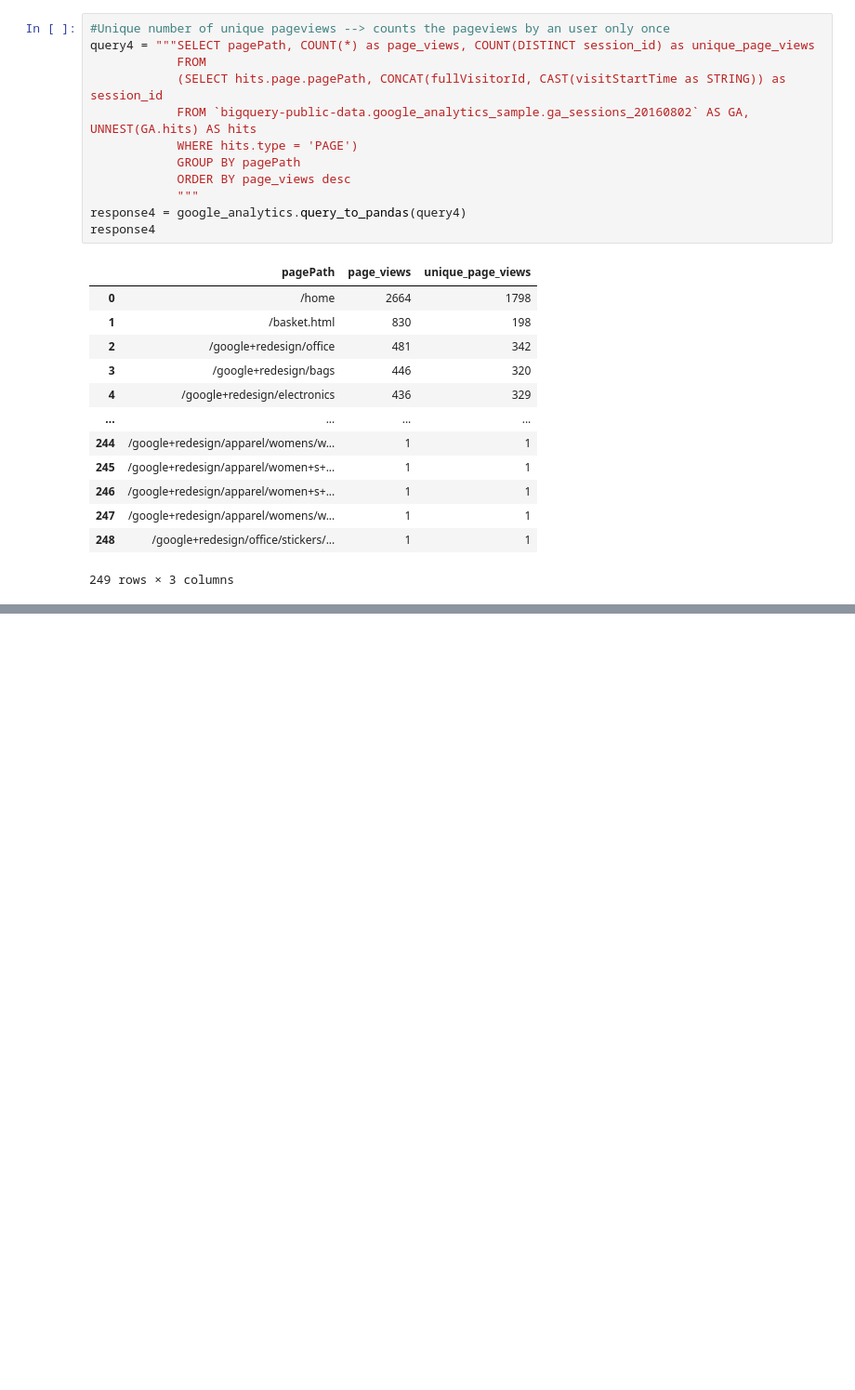
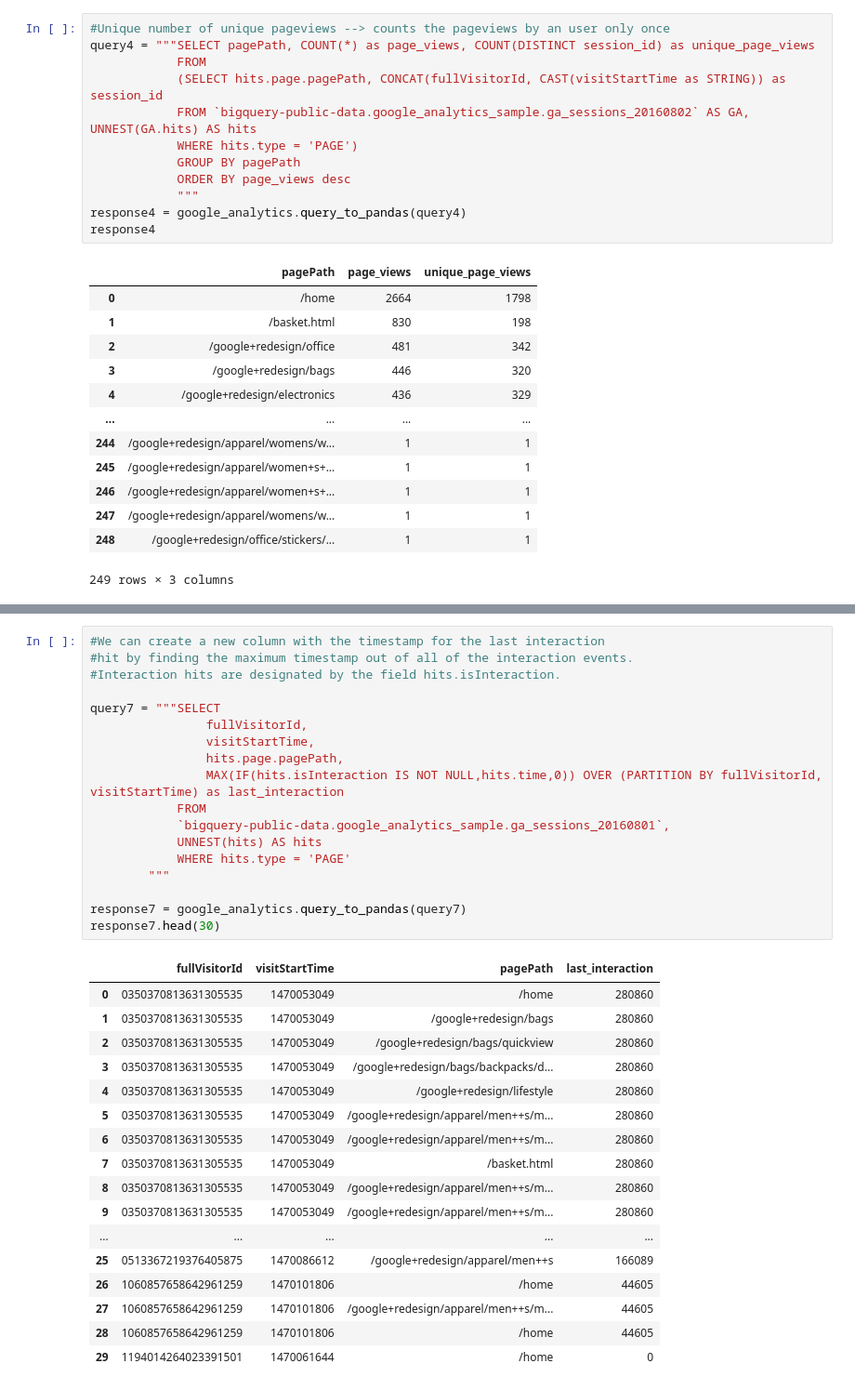
Before and after one commit to ganiosh92/DA-ecommerce-clickstream-analytics, a Jupyter notebook: ga-exploration.ipynb, the cells around one changed output, grey strips where cells are left out. Shown at 93% size. Drawn from its saved outputs; the diff is of its cells as text; blank space fills up the shorter version.

Commit message:
added code to compute timestamp of the last interaction

```diff
--- a/ga-exploration.ipynb
+++ b/ga-exploration.ipynb
@@ -138,0 +176,36 @@ response5
+# %%
+#We can create a new column with the timestamp for the last interaction
+#hit by finding the maximum timestamp out of all of the interaction events.
+#Interaction hits are designated by the field hits.isInteraction.
+
+query7 = """SELECT
+                fullVisitorId,
+                visitStartTime,
+                hits.page.pagePath,
+                MAX(IF(hits.isInteraction IS NOT NULL,hits.time,0)) OVER (PARTITION BY fullVisitorId, visitStartTime) as last_interaction
+            FROM
+            `bigquery-public-data.google_analytics_sample.ga_sessions_20160801`,
+            UNNEST(hits) AS hits
+            WHERE hits.type = 'PAGE'
+        """
+
+response7 = google_analytics.query_to_pandas(query7)
+response7.head(30)
+# %% [output]
+|  | fullVisitorId | visitStartTime | pagePath | last_interaction |
+| 0 | 0350370813631305535 | 1470053049 | /home | 280860 |
+| 1 | 0350370813631305535 | 1470053049 | /google+redesign/bags | 280860 |
+| 2 | 0350370813631305535 | 1470053049 | /google+redesign/bags/quickview | 280860 |
+| 3 | 0350370813631305535 | 1470053049 | /google+redesign/bags/backpacks/d... | 280860 |
+| 4 | 0350370813631305535 | 1470053049 | /google+redesign/lifestyle | 280860 |
+| 5 | 0350370813631305535 | 1470053049 | /google+redesign/apparel/men++s/m... | 280860 |
+| 6 | 0350370813631305535 | 1470053049 | /google+redesign/apparel/men++s/m... | 280860 |
+| 7 | 0350370813631305535 | 1470053049 | /basket.html | 280860 |
+| 8 | 0350370813631305535 | 1470053049 | /google+redesign/apparel/men++s/m... | 280860 |
+| 9 | 0350370813631305535 | 1470053049 | /google+redesign/apparel/men++s/m... | 280860 |
+| ... | ... | ... | ... | ... |
+| 25 | 0513367219376405875 | 1470086612 | /google+redesign/apparel/men++s | 166089 |
+| 26 | 1060857658642961259 | 1470101806 | /home | 44605 |
+| 27 | 1060857658642961259 | 1470101806 | /google+redesign/apparel/men++s/m... | 44605 |
+| 28 | 1060857658642961259 | 1470101806 | /home | 44605 |
+| 29 | 1194014264023391501 | 1470061644 | /home | 0 |
```
Also changed, not shown: parts of 4 cells of this notebook.
